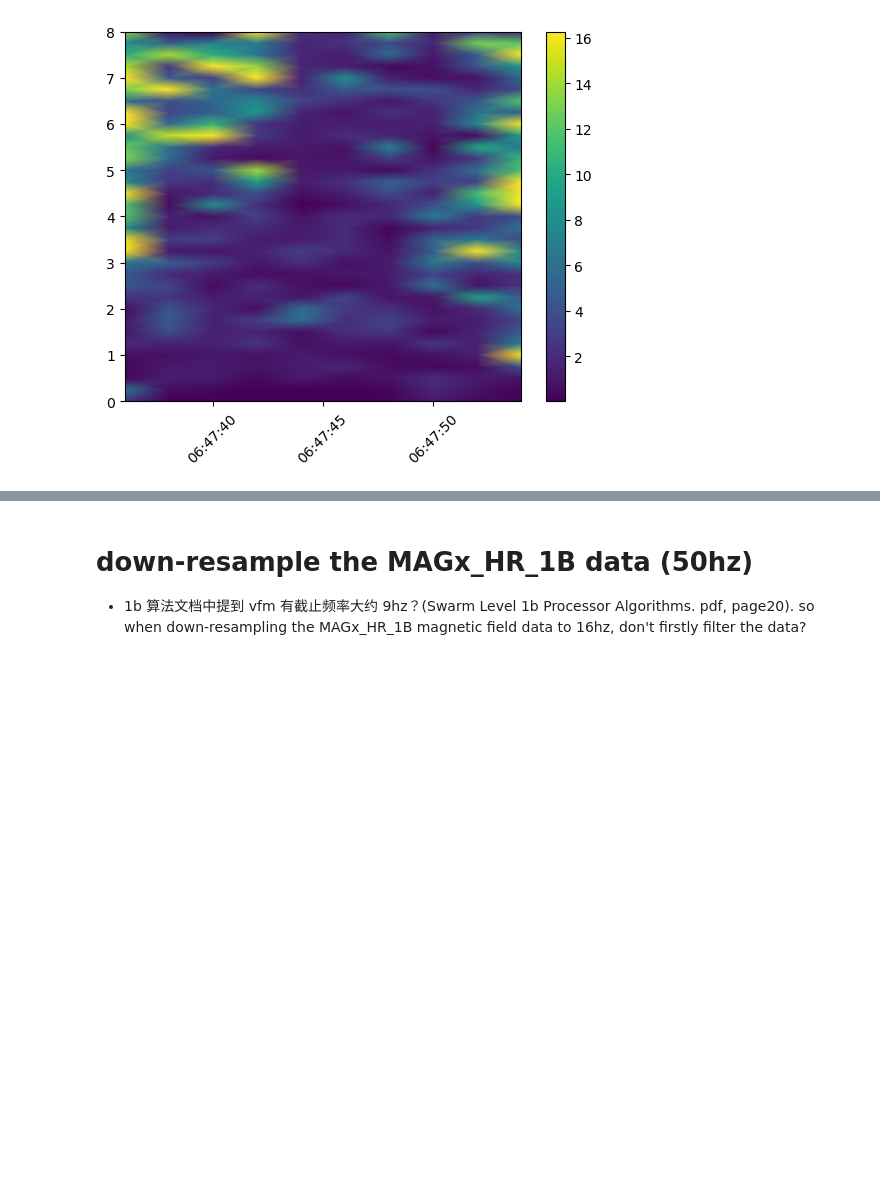
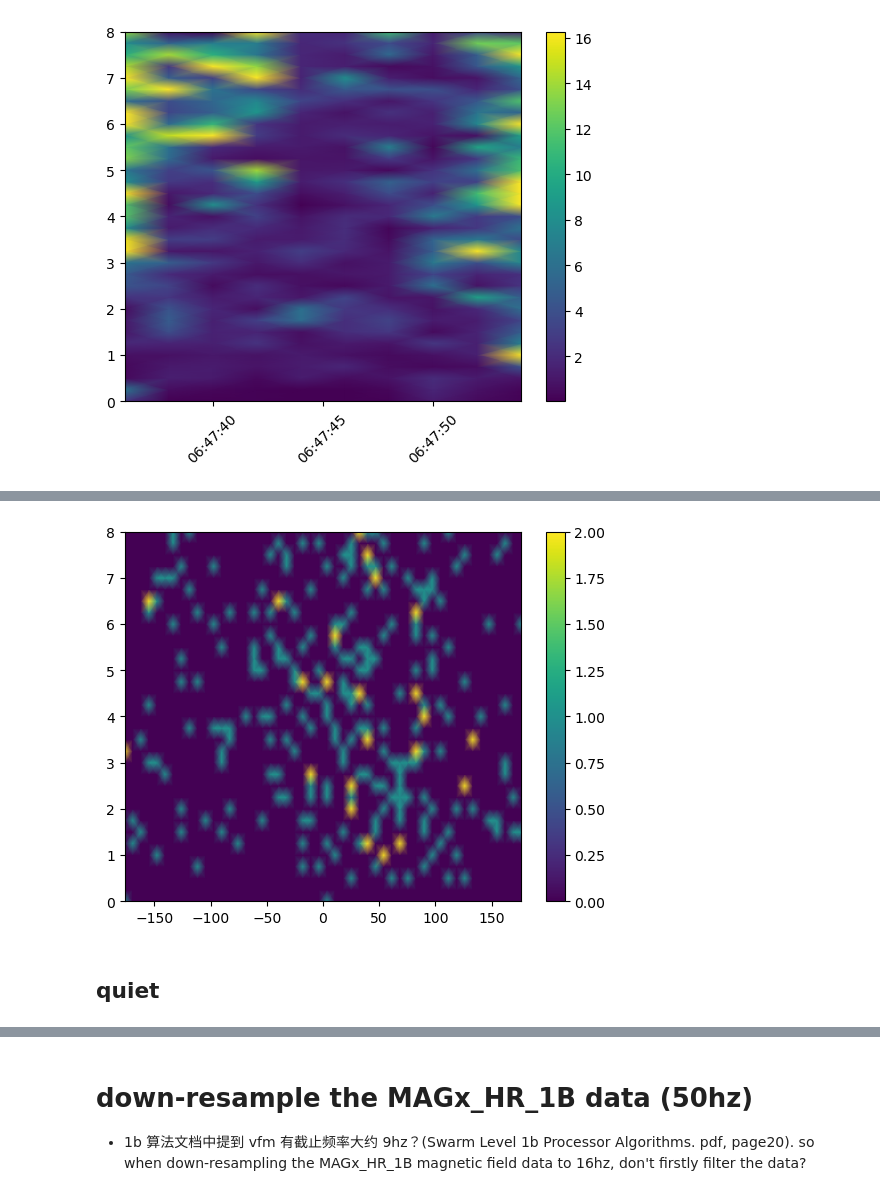
Before and after one commit to cleo24621/pyaw, a Jupyter notebook: miles2018/miles2018.ipynb, the cells around one changed output, grey strips where cells are left out. Cells and saved outputs as stored; diff of their text form; code cells hidden in the pictures; blank space fills up the shorter version.

```diff
--- a/miles2018/miles2018.ipynb
+++ b/miles2018/miles2018.ipynb
@@ -636,0 +468,12 @@ plt.show()
+# %%
+num_bins = 50
+phase_diff_bins,auroral_phase_diff_hist_counts = utils.get_phase_diff_hist_counts(f_e,auroral_cross_e_b_spectral_density_phase_mask,num_bins=num_bins)
+# %%
+plt.pcolormesh((phase_diff_bins[:-1]+phase_diff_bins[1:])/2,f_e,auroral_phase_diff_hist_counts,shading='gouraud')
+plt.colorbar()
+plt.show()  # 看不出明显的规律。同quiet区域对比而言有一点区别，但也看不出。
+# todo:: 使用 CWT 试试
+# %% [output]
+[figure, added]
+# %% [markdown]
+## quiet
```
Also changed, not shown: parts of 104 cells of this notebook, 7 other files.
